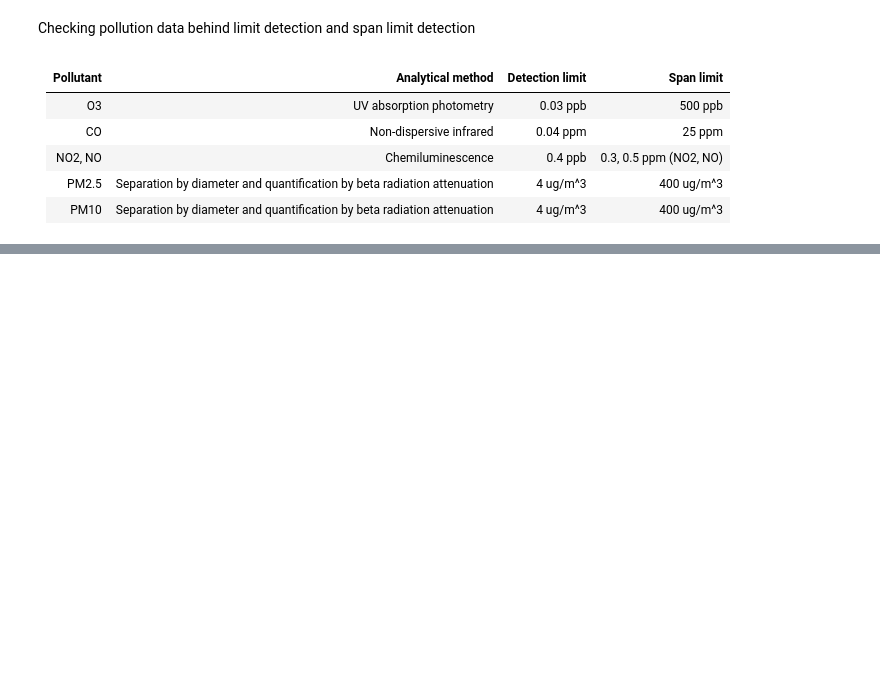
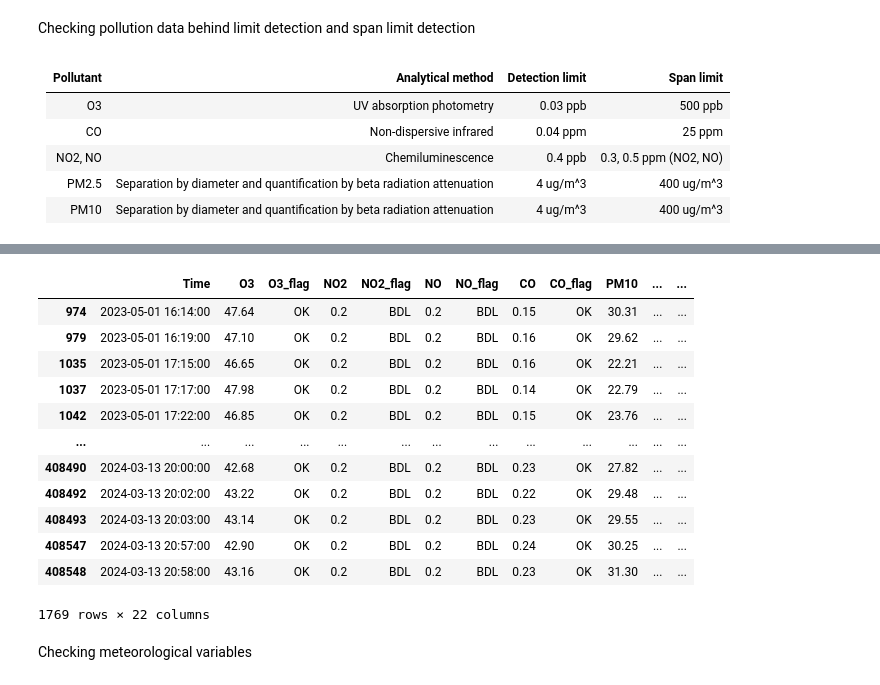
Before and after one commit to arnoldtics/Atmospheric_Data_Insights, a Jupyter notebook: Statistics/DataCleaning/DataCleaning.ipynb, the cells around one changed output, grey strips where cells are left out. Cells and saved outputs as stored; diff of their text form; code cells hidden in the pictures; blank space fills up the shorter version.

Commit message:
Data cleaning completed

```diff
--- a/Statistics/DataCleaning/DataCleaning.ipynb
+++ b/Statistics/DataCleaning/DataCleaning.ipynb
@@ -189,0 +195,38 @@ Checking pollution data behind limit detection and span limit detection
+# %%
+def O3_processing(data):
+    if data > 500 or data < -0.03: return np.nan
+    if data < 0.03 and data >= -0.03: return 0.03/2
+    return data
+
+def CO_processing(data):
+    if data > 25 or data < -0.04: return np.nan
+    if data < 0.04 and data >= -0.04: return 0.04/2
+    return data
+
+def NO2_processing(data):
+    if data > 0.3 or data < -0.4: return np.nan
+    if data < 0.4 and data >= -0.4: return 0.4/2
+    return data
+
+def NO_processing(data):
+    if data > 0.5 or data < -0.4: return np.nan
+    if data < 0.4 and data >= -0.4: return 0.4/2
+    return data
+
+def PM25_processing(data):
+    if data > 400 or data < -4: return np.nan
+    if data < 4 and data >= -4: return 4/2
+    return data
+
+def PM10_processing(data):
+    if data > 400 or data < -4: return np.nan
+    if data < 4 and data >= -4: return 4/2
+    return data
+# %%
+df3 = df2.iloc[:,:]
+df3["O3"] = df3["O3"].apply(O3_processing)
+df3["CO"] = df3["CO"].apply(CO_processing)
+df3["NO2"] = df3["NO2"].apply(NO2_processing)
+df3["NO"] = df3["NO"].apply(NO_processing)
+df3["PM2.5"] = df3["PM2.5"].apply(PM25_processing)
+df3["PM10"] = df3["PM10"].apply(PM10_processing)
@@ -189,0 +273,18 @@ Checking pollution data behind limit detection and span limit detection
+# %%
+df3[~(df3["NO2"].isnull())]
+# %% [output]
+|  | Time | O3 | O3_flag | NO2 | NO2_flag | NO | NO_flag | CO | CO_flag | PM10 | ... | ... |
+| 974 | 2023-05-01 16:14:00 | 47.64 | OK | 0.2 | BDL | 0.2 | BDL | 0.15 | OK | 30.31 | ... | ... |
+| 979 | 2023-05-01 16:19:00 | 47.10 | OK | 0.2 | BDL | 0.2 | BDL | 0.16 | OK | 29.62 | ... | ... |
+| 1035 | 2023-05-01 17:15:00 | 46.65 | OK | 0.2 | BDL | 0.2 | BDL | 0.16 | OK | 22.21 | ... | ... |
+| 1037 | 2023-05-01 17:17:00 | 47.98 | OK | 0.2 | BDL | 0.2 | BDL | 0.14 | OK | 22.79 | ... | ... |
+| 1042 | 2023-05-01 17:22:00 | 46.85 | OK | 0.2 | BDL | 0.2 | BDL | 0.15 | OK | 23.76 | ... | ... |
+| ... | ... | ... | ... | ... | ... | ... | ... | ... | ... | ... | ... | ... |
+| 408490 | 2024-03-13 20:00:00 | 42.68 | OK | 0.2 | BDL | 0.2 | BDL | 0.23 | OK | 27.82 | ... | ... |
+| 408492 | 2024-03-13 20:02:00 | 43.22 | OK | 0.2 | BDL | 0.2 | BDL | 0.22 | OK | 29.48 | ... | ... |
+| 408493 | 2024-03-13 20:03:00 | 43.14 | OK | 0.2 | BDL | 0.2 | BDL | 0.23 | OK | 29.55 | ... | ... |
+| 408547 | 2024-03-13 20:57:00 | 42.90 | OK | 0.2 | BDL | 0.2 | BDL | 0.24 | OK | 30.25 | ... | ... |
+| 408548 | 2024-03-13 20:58:00 | 43.16 | OK | 0.2 | BDL | 0.2 | BDL | 0.23 | OK | 31.30 | ... | ... |
+1769 rows × 22 columns
+# %% [markdown]
+Checking meteorological variables
```
Also changed, not shown: parts of 20 cells of this notebook, 1 other file.
